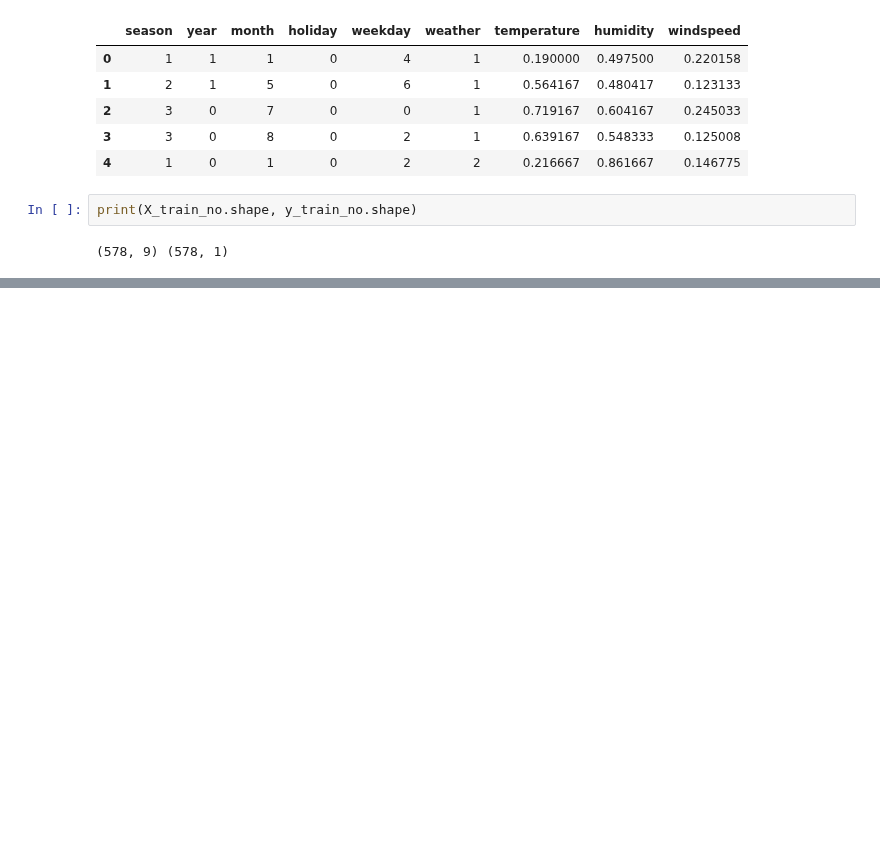
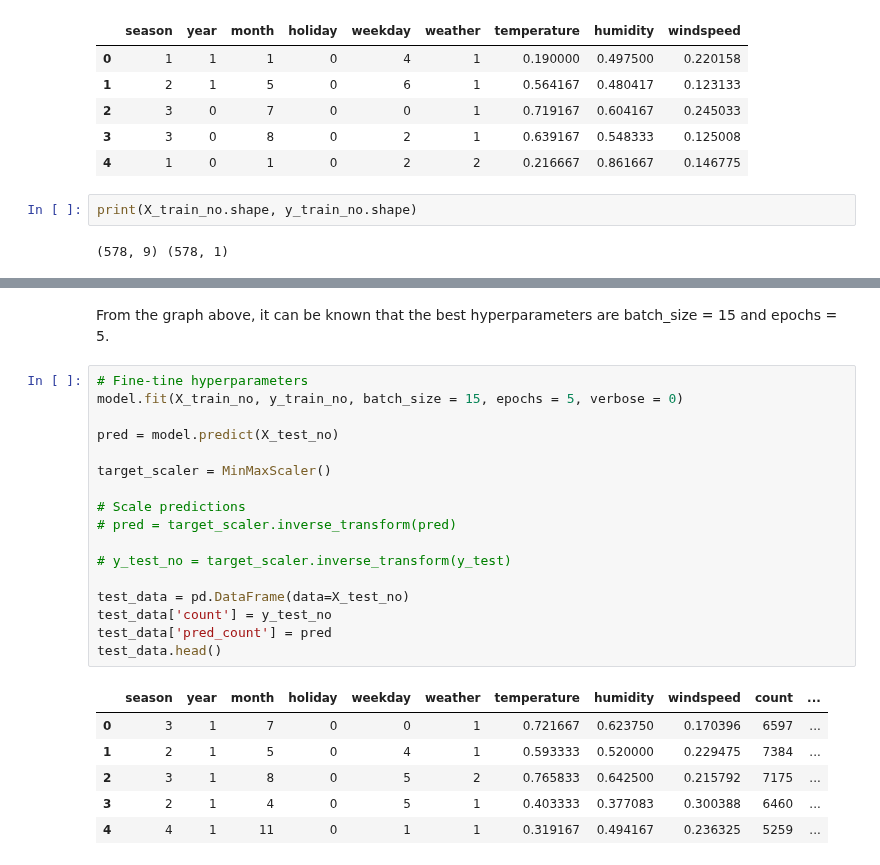
Before and after one commit to lianaling/bike-rental-forecast, a Jupyter notebook: notebooks/ArtificialNeuralNetworks.ipynb, the cells around one changed output, grey strips where cells are left out. Saved outputs shown, nothing was run; the diff lists cells and outputs as text; blank space fills up the shorter version.

```diff
--- a/notebooks/ArtificialNeuralNetworks.ipynb
+++ b/notebooks/ArtificialNeuralNetworks.ipynb
@@ -101,0 +209,26 @@ Epoch 50/50
+# %% [markdown]
+From the graph above, it can be known that the best hyperparameters are batch_size = 15 and epochs = 5.
+# %%
+# Fine-tine hyperparameters
+model.fit(X_train_no, y_train_no, batch_size = 15, epochs = 5, verbose = 0)
+
+pred = model.predict(X_test_no)
+
+target_scaler = MinMaxScaler()
+
+# Scale predictions
+# pred = target_scaler.inverse_transform(pred)
+
+# y_test_no = target_scaler.inverse_transform(y_test)
+
+test_data = pd.DataFrame(data=X_test_no)
+test_data['count'] = y_test_no
+test_data['pred_count'] = pred
+test_data.head()
+# %% [output]
+|  | season | year | month | holiday | weekday | weather | temperature | humidity | windspeed | count | ... |
+| 0 | 3 | 1 | 7 | 0 | 0 | 1 | 0.721667 | 0.623750 | 0.170396 | 6597 | ... |
+| 1 | 2 | 1 | 5 | 0 | 4 | 1 | 0.593333 | 0.520000 | 0.229475 | 7384 | ... |
+| 2 | 3 | 1 | 8 | 0 | 5 | 2 | 0.765833 | 0.642500 | 0.215792 | 7175 | ... |
+| 3 | 2 | 1 | 4 | 0 | 5 | 1 | 0.403333 | 0.377083 | 0.300388 | 6460 | ... |
+| 4 | 4 | 1 | 11 | 0 | 1 | 1 | 0.319167 | 0.494167 | 0.236325 | 5259 | ... |
```
Also changed, not shown: parts of 11 cells of this notebook.
